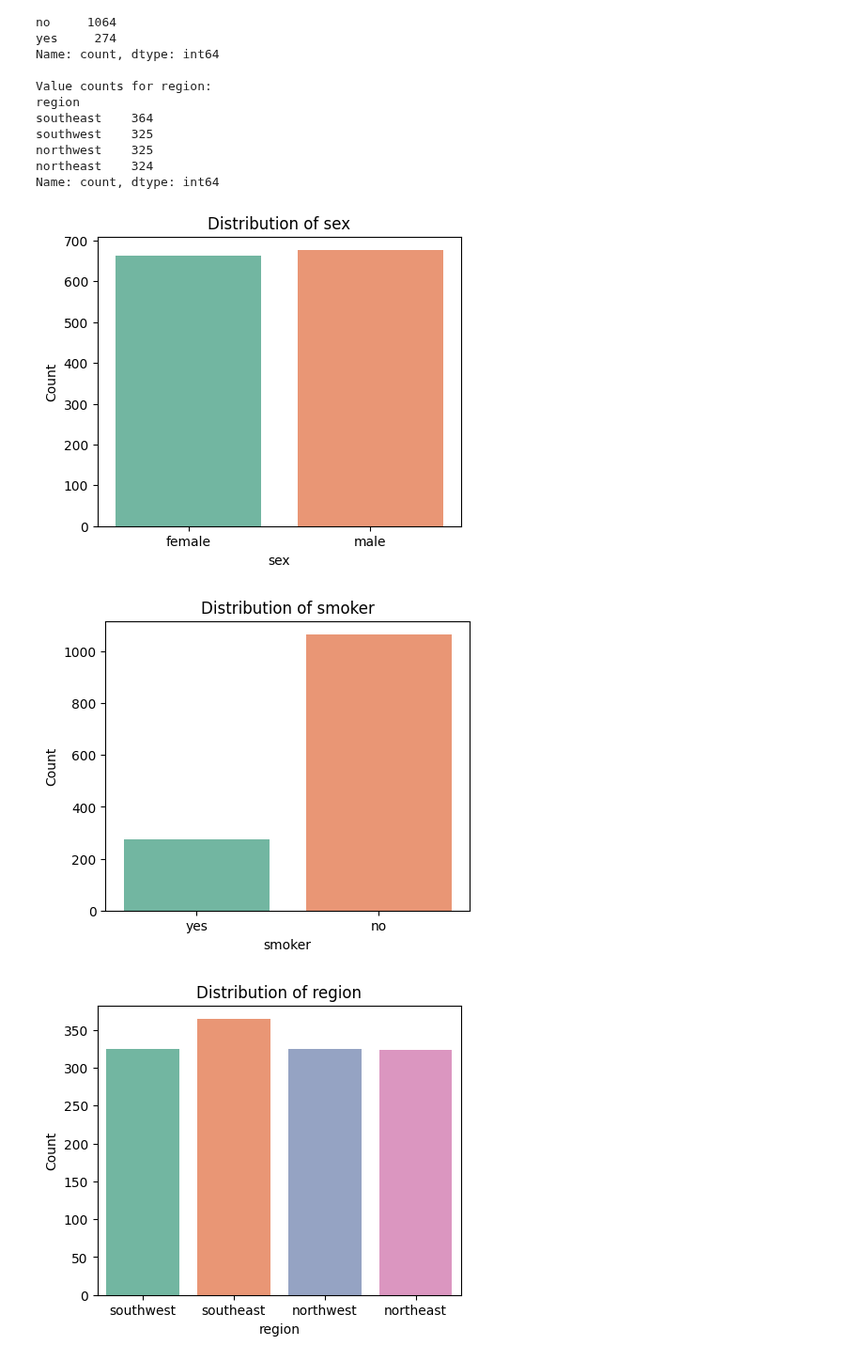
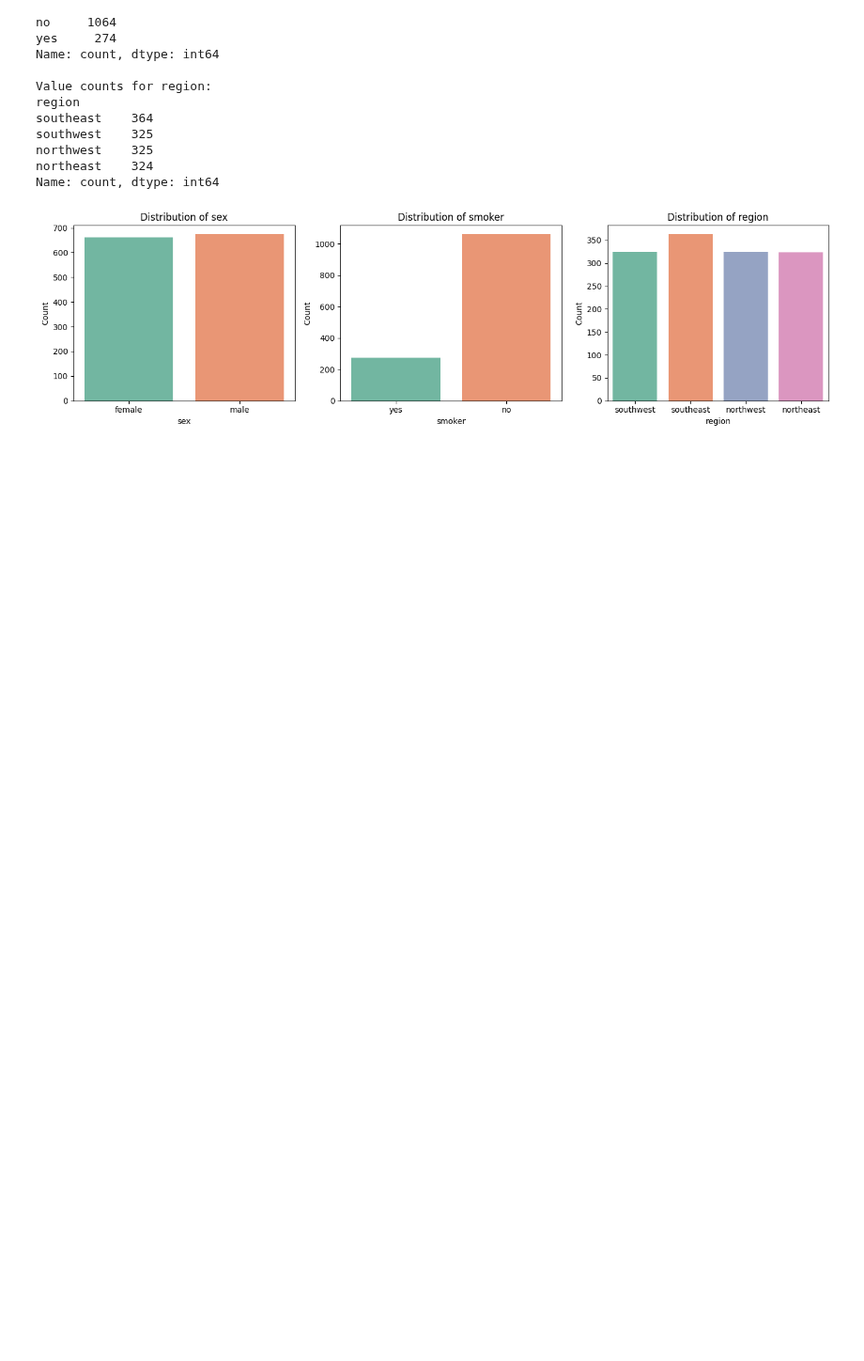
Before and after one commit to kmay9270/AIML-Projects-USD-MSAAI-Team7, a Jupyter notebook: Team7_WIP.ipynb, the cells around one changed output. Shown at 94% size. Drawn from its saved outputs; the diff is of its cells as text; code cells hidden in the pictures; blank space fills up the shorter version.

```diff
--- a/Team7_WIP.ipynb
+++ b/Team7_WIP.ipynb
@@ -97,14 +97,13 @@ northwest    325
 northeast    324
 Name: count, dtype: int64
 # %%
-for col in cat_cols:
-    plt.figure(figsize=(5,4))
-    sns.countplot(x=col, hue=col, data=insurance_df, palette="Set2", legend=False)
-    plt.title(f"Distribution of {col}")
-    plt.xlabel(col)
-    plt.ylabel("Count")
-    plt.show()
+fig, axes = plt.subplots(1, len(cat_cols), figsize=(14,4))
+for i, col in enumerate(cat_cols):
+    sns.countplot(x=col, hue=col, data=insurance_df, palette='Set2', legend=False, ax=axes[i])
+    axes[i].set_title(f"Distribution of {col}")
+    axes[i].set_xlabel(col)
+    axes[i].set_ylabel("Count")
+plt.tight_layout()
+plt.show()
 # %% [output]
-[figure, old version]
+[figure, new version]
-[figure, removed]
-[figure, removed]
```
Also changed, not shown: parts of 2 cells of this notebook.
